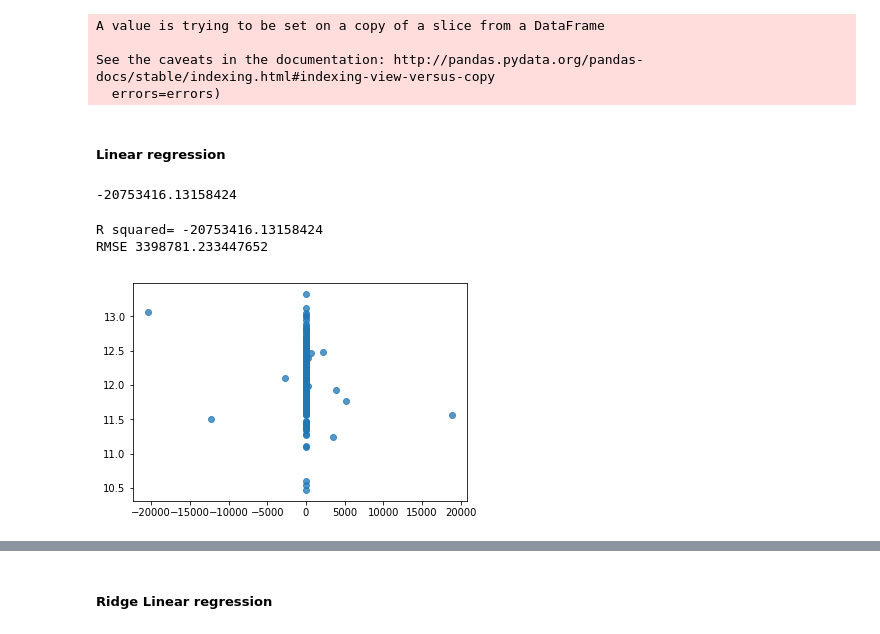
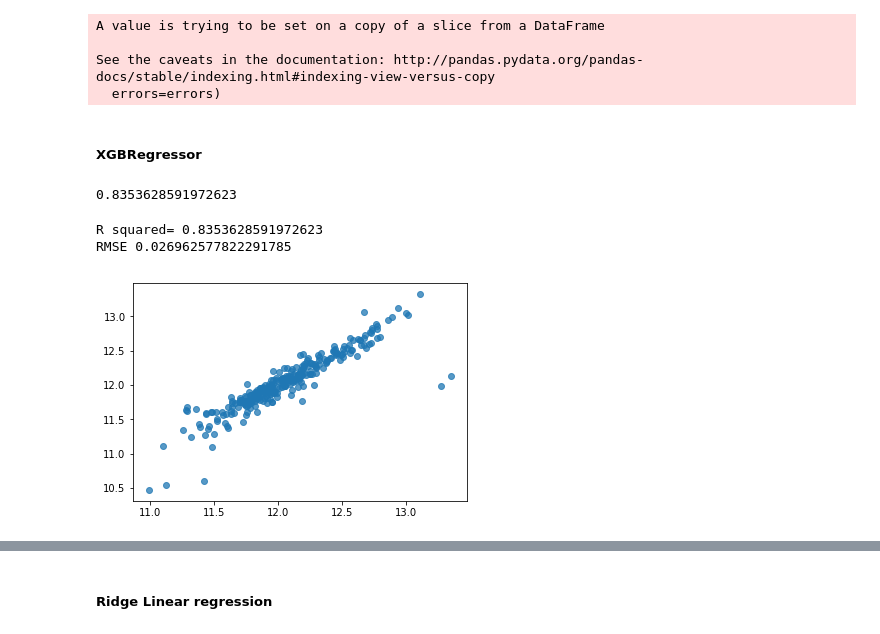
Before and after one commit to dusicastepic/FDSProject, a Jupyter notebook: Semi-final version.ipynb, the cells around one changed output, grey strips where cells are left out. Cells and saved outputs as stored; diff of their text form; code cells hidden in the pictures.

Commit message:
playing with different models
currently ;) 0.12248

```diff
--- a/Semi-final version.ipynb
+++ b/Semi-final version.ipynb
@@ -379,3 +485,9 @@ houses_data.GarageArea=houses_data.GarageArea.fillna(0)
+# %%
+houses_data["GarageQual"] = houses_data["GarageQual"].map(qual_dict).astype(int)
+# %%
+houses_data["GarageCond"] = houses_data["GarageCond"].map(qual_dict).astype(int)
+# %%
+houses_data["BsmtExposure"] = houses_data["BsmtExposure"].map({'None': 0, "No": 1, "Mn": 2, "Av": 3, "Gd": 4}).astype(int)
 # %% [markdown]
 #TRY to encode into numers the ranked categories
 from sklearn.preprocessing import LabelEncoder
@@ -513,5 +632,5 @@ A value is trying to be set on a copy of a slice from a DataFrame
 
 See the caveats in the documentation: http://pandas.pydata.org/pandas-docs/stable/indexing.html#indexing-view-versus-copy
   errors=errors)
-# %% [markdown]
-##### Linear regression
+# %% [markdown]
+##### XGBRegressor
@@ -518,27 +640,32 @@ See the caveats in the documentation: http://pandas.pydata.org/pandas-docs/stabl
 # %%
-lr=linear_model.LinearRegression()
+lr = xgb.XGBRegressor(colsample_bytree=0.4603, gamma=0.0468,
+                             learning_rate=0.05, max_depth=3,
+                             min_child_weight=1.7817, n_estimators=2200,
+                             reg_alpha=0.4640, reg_lambda=0.8571,
+                             subsample=0.5213, silent=1,
+                             random_state =7, nthread = -1)
 lr_model=lr.fit(x_train,y_train)
 lr_predictions=lr_model.predict(x_test)
 print(lr_model.score(x_test,y_test))
 # %% [output]
--20753416.13158424
+0.8353628591972623
 # %%
 print('R squared=',lr_model.score(x_test,y_test))
 
 rmse_lr=mean_squared_error(y_test,lr_predictions)
 print('RMSE',rmse_lr)
 
-rmse_df=rmse_df.append({'Alg':'Linear regression','RMSE':rmse_lr}, ignore_index=True)
+rmse_df=rmse_df.append({'Alg':'XGBRegressor','RMSE':rmse_lr}, ignore_index=True)
 
 lr_actual_vals=y_test
 plt.scatter(lr_predictions, lr_actual_vals,alpha=.75)
 plt.xlabel='Predicted Sale Price'
 
 plt.ylabel='Actual Sale Price'
 # %% [output]
-R squared= -20753416.13158424
-RMSE 3398781.233447652
+R squared= 0.8353628591972623
+RMSE 0.026962577822291785
-[figure, old version]
+[figure, new version]
 # %%
 print(' Predicted \t'+str(np.exp(lr_predictions[10]))+'\n Actual \t'+str(np.exp(y_test.reset_index().SalePrice[10])))
 # %% [output]
```
Also changed, not shown: parts of 69 cells of this notebook.
